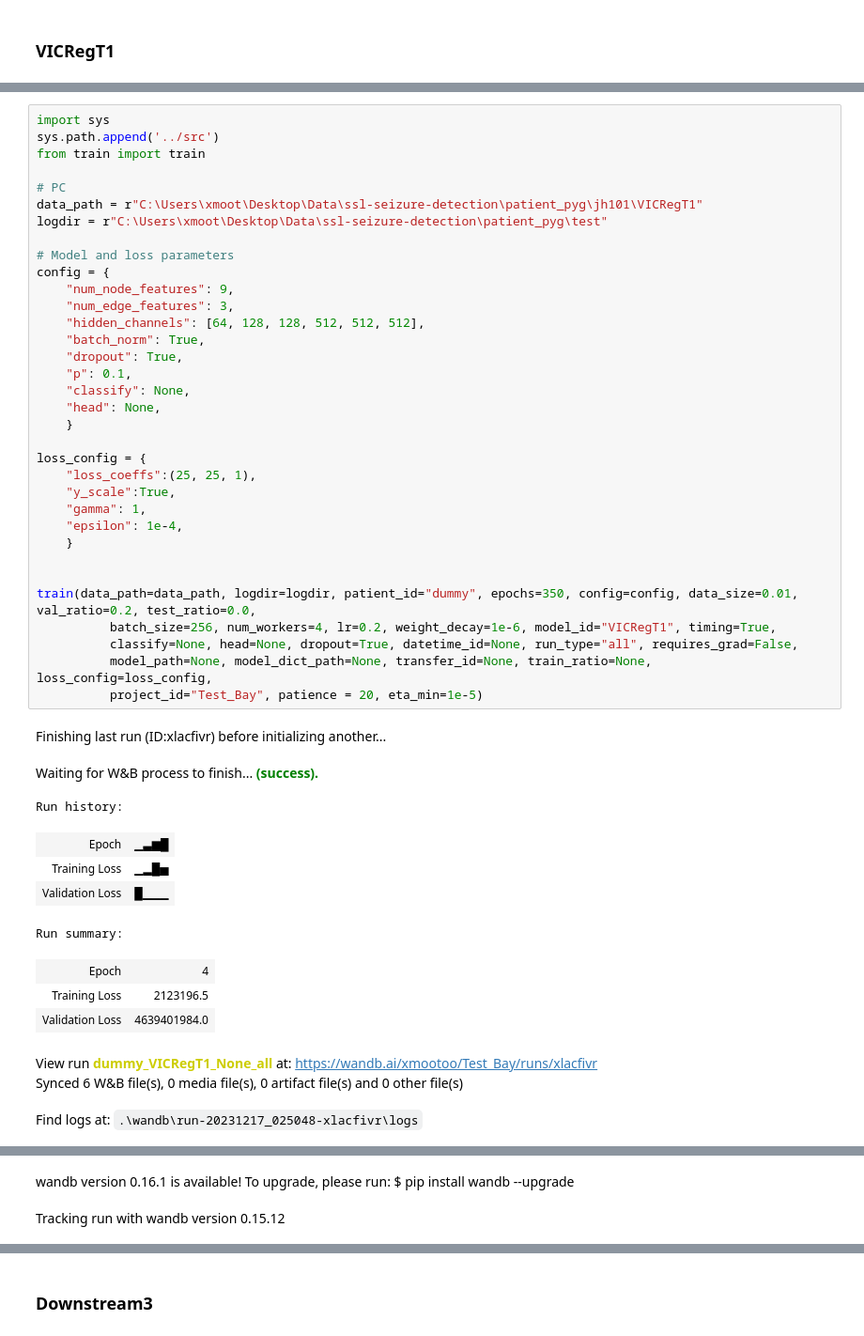
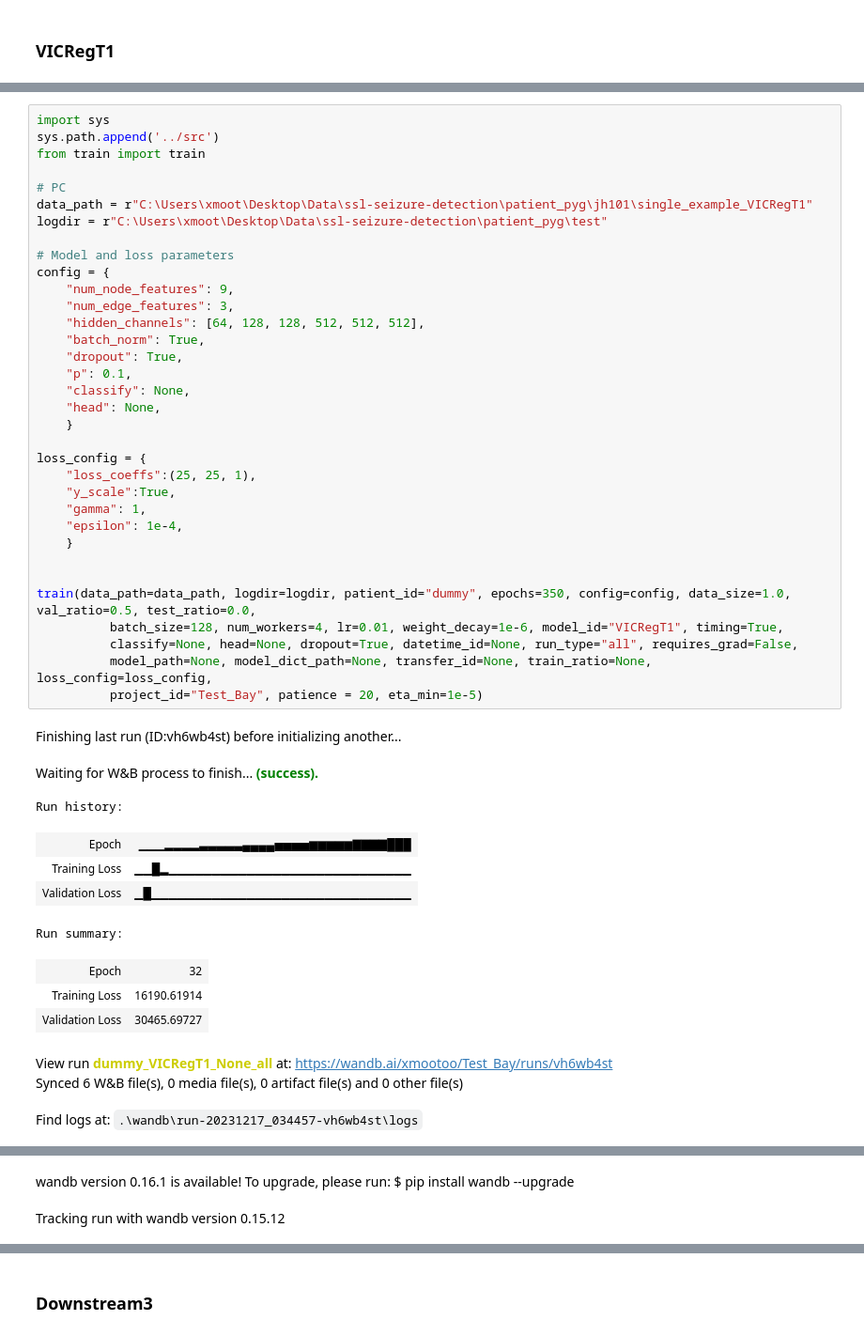
Before and after one commit to xmootoo/ssl-seizure-detection, a Jupyter notebook: notebooks/train.ipynb, the cells around one changed output, grey strips where cells are left out. Shown at 94% size. Drawn from its saved outputs; the diff is of its cells as text.

```diff
--- a/notebooks/train.ipynb
+++ b/notebooks/train.ipynb
@@ -357,45 +380,45 @@ sys.path.append('../src')
 from train import train
 
 # PC
-data_path = r"C:\Users\xmoot\Desktop\Data\ssl-seizure-detection\patient_pyg\jh101\VICRegT1"
+data_path = r"C:\Users\xmoot\Desktop\Data\ssl-seizure-detection\patient_pyg\jh101\single_example_VICRegT1"
 logdir = r"C:\Users\xmoot\Desktop\Data\ssl-seizure-detection\patient_pyg\test"
 
 # Model and loss parameters
 config = {
     "num_node_features": 9,
     "num_edge_features": 3,
     "hidden_channels": [64, 128, 128, 512, 512, 512],
     "batch_norm": True,
     "dropout": True,
     "p": 0.1,
     "classify": None,
     "head": None,
     }
 
 loss_config = {
     "loss_coeffs":(25, 25, 1),
     "y_scale":True,
     "gamma": 1,
     "epsilon": 1e-4,
     }
 
 
-train(data_path=data_path, logdir=logdir, patient_id="dummy", epochs=350, config=config, data_size=0.01, val_ratio=0.2, test_ratio=0.0,
-          batch_size=256, num_workers=4, lr=0.2, weight_decay=1e-6, model_id="VICRegT1", timing=True,
+train(data_path=data_path, logdir=logdir, patient_id="dummy", epochs=350, config=config, data_size=1.0, val_ratio=0.5, test_ratio=0.0,
+          batch_size=128, num_workers=4, lr=0.01, weight_decay=1e-6, model_id="VICRegT1", timing=True,
           classify=None, head=None, dropout=True, datetime_id=None, run_type="all", requires_grad=False,
           model_path=None, model_dict_path=None, transfer_id=None, train_ratio=None, loss_config=loss_config,
           project_id="Test_Bay", patience = 20, eta_min=1e-5)
 # %% [output]
-Finishing last run (ID:xlacfivr) before initializing another...
+Finishing last run (ID:vh6wb4st) before initializing another...
 Waiting for W&B process to finish... (success).
 Run history:
-| Epoch | ▁▃▆█ |
-| Training Loss | ▁▂█▅ |
-| Validation Loss | █▁▁▁ |
+| Epoch | ▁▁▁▂▂▂▂▃▃▃▃▃▄▄▄▄▅▅▅▅▆▆▆▆▆▇▇▇▇███ |
+| Training Loss | ▁▁█▂▁▁▁▁▁▁▁▁▁▁▁▁▁▁▁▁▁▁▁▁▁▁▁▁▁▁▁▁ |
+| Validation Loss | ▁█▁▁▁▁▁▁▁▁▁▁▁▁▁▁▁▁▁▁▁▁▁▁▁▁▁▁▁▁▁▁ |
 Run summary:
-| Epoch | 4 |
-| Training Loss | 2123196.5 |
-| Validation Loss | 4639401984.0 |
+| Epoch | 32 |
+| Training Loss | 16190.61914 |
+| Validation Loss | 30465.69727 |
-View run dummy_VICRegT1_None_all at: https://wandb.ai/xmootoo/Test_Bay/runs/xlacfivr
+View run dummy_VICRegT1_None_all at: https://wandb.ai/xmootoo/Test_Bay/runs/vh6wb4st
 Synced 6 W&B file(s), 0 media file(s), 0 artifact file(s) and 0 other file(s)
-Find logs at: .\wandb\run-20231217_025048-xlacfivr\logs
+Find logs at: .\wandb\run-20231217_034457-vh6wb4st\logs
```
Also changed, not shown: parts of 4 cells of this notebook, 2 other files.
